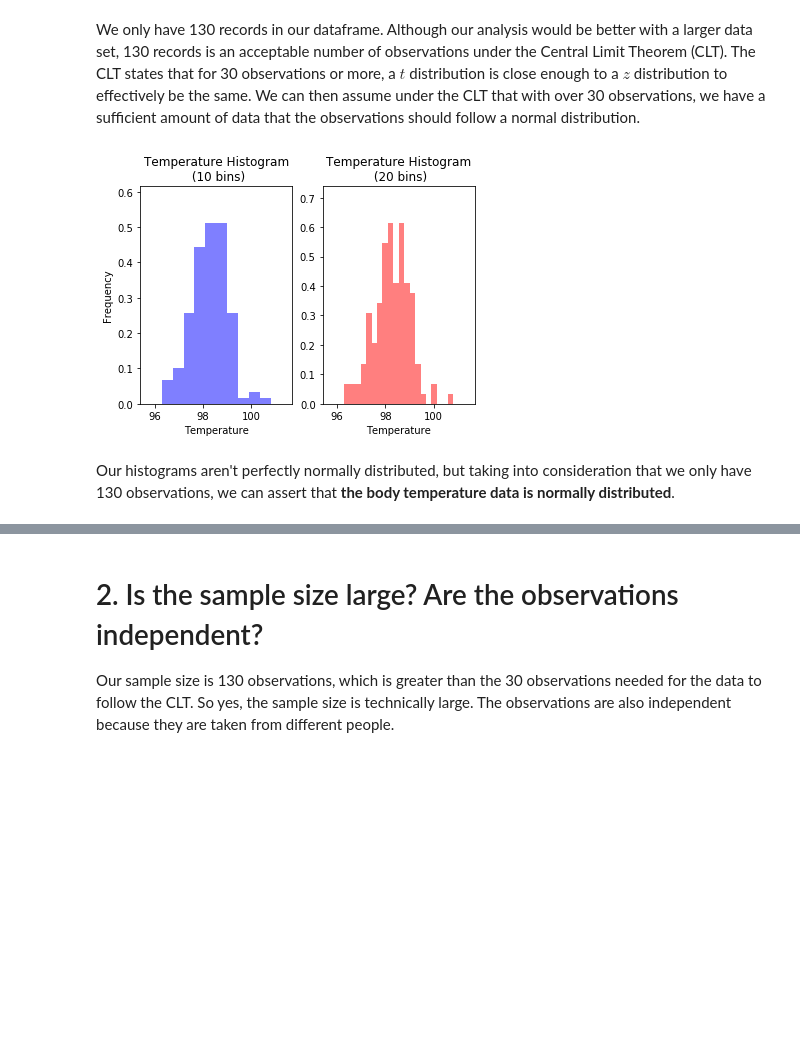
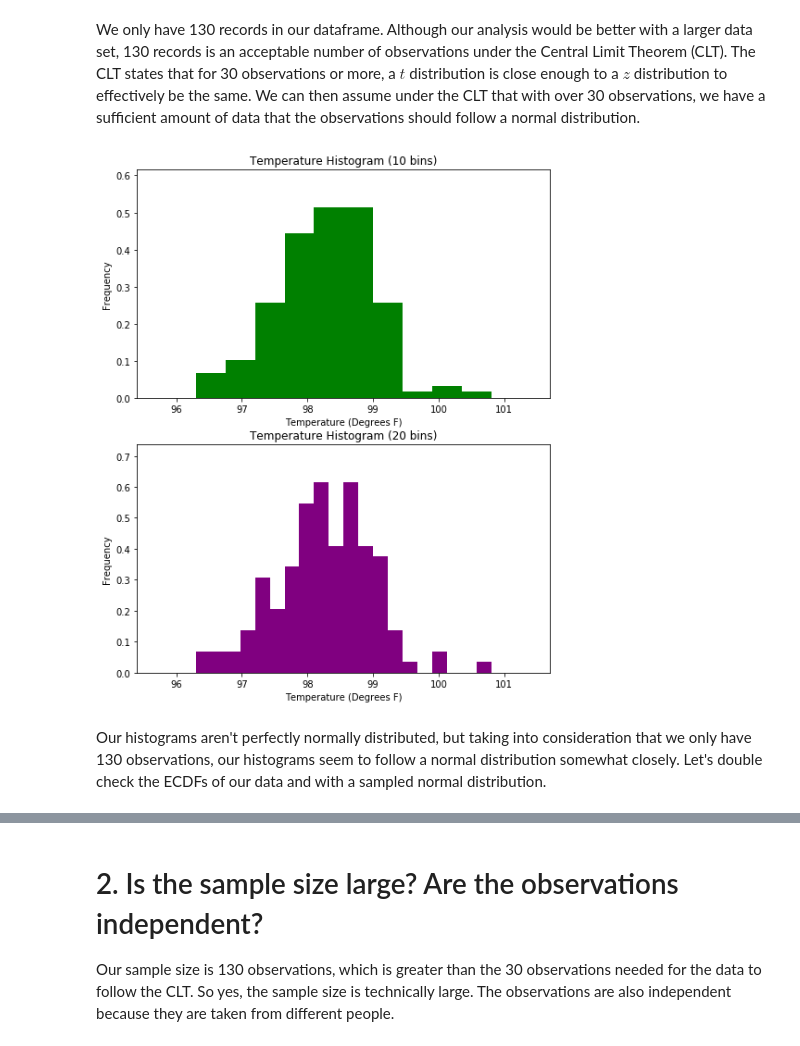
Before and after one commit to isabelvanzijl/Springboard_Other, a Jupyter notebook: Human_Body_Temp/Human_Body_Temp_Exercise.ipynb, the cells around one changed output, grey strips where cells are left out. Saved outputs shown, nothing was run; the diff lists cells and outputs as text; code cells hidden in the pictures; blank space fills up the shorter version.

Commit message:
human body temp jupyter notebook

```diff
--- a/Human_Body_Temp/Human_Body_Temp_Exercise.ipynb
+++ b/Human_Body_Temp/Human_Body_Temp_Exercise.ipynb
@@ -81,24 +81,28 @@ Shape of dataframe:  (130, 3)
 # %% [markdown]
 We only have 130 records in our dataframe. Although our analysis would be better with a larger data set, 130 records is an acceptable number of observations under the Central Limit Theorem (CLT). The CLT states that for 30 observations or more, a $t$ distribution is close enough to a $z$ distribution to effectively be the same. We can then assume under the CLT that with over 30 observations, we have a sufficient amount of data that the observations should follow a normal distribution.
 # %%
+# set size of figures
+fig = plt.figure(figsize=(8, 10))
+
 # plot a histogram with 10 bins
-plt.subplot(1,2,1)
-_ = plt.hist(df['temperature'], bins=10, normed=True, alpha=.5, color='blue')
-_ = plt.xlabel('Temperature')
+plt.subplot(2,1,1)
+_ = plt.hist(df['temperature'], bins=10, normed=True, color='green')
+_ = plt.xlabel('Temperature (Degrees F)')
 _ = plt.ylabel('Frequency')
-_ = plt.title('Temperature Histogram\n (10 bins)')
+_ = plt.title('Temperature Histogram (10 bins)')
 _ = plt.margins(.2)
 
 # plot a histogram with 20 bins
-plt.subplot(1,2,2)
-_ = plt.hist(df['temperature'], bins=20, normed=True, alpha=.5, color='red')
-_ = plt.xlabel('Temperature')
-_ = plt.title('Temperature Histogram\n (20 bins)')
+plt.subplot(2,1,2)
+_ = plt.hist(df['temperature'], bins=20, normed=True, color='purple')
+_ = plt.xlabel('Temperature (Degrees F)')
+_ = plt.ylabel('Frequency')
+_ = plt.title('Temperature Histogram (20 bins)')
 _ = plt.margins(.2)
 
 # display the histograms
 plt.show()
 # %% [output]
-[figure, old version]
+[figure, new version]
 # %% [markdown]
-Our histograms aren't perfectly normally distributed, but taking into consideration that we only have 130 observations, we can assert that **the body temperature data is normally distributed**.
+Our histograms aren't perfectly normally distributed, but taking into consideration that we only have 130 observations, our histograms seem to follow a normal distribution somewhat closely. Let's double check the ECDFs of our data and with a sampled normal distribution.
```
Also changed, not shown: parts of 17 cells of this notebook.
